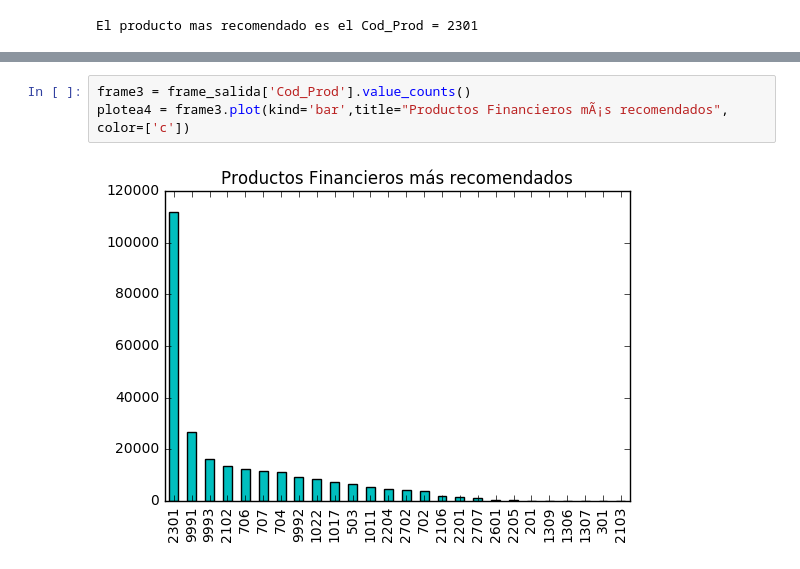
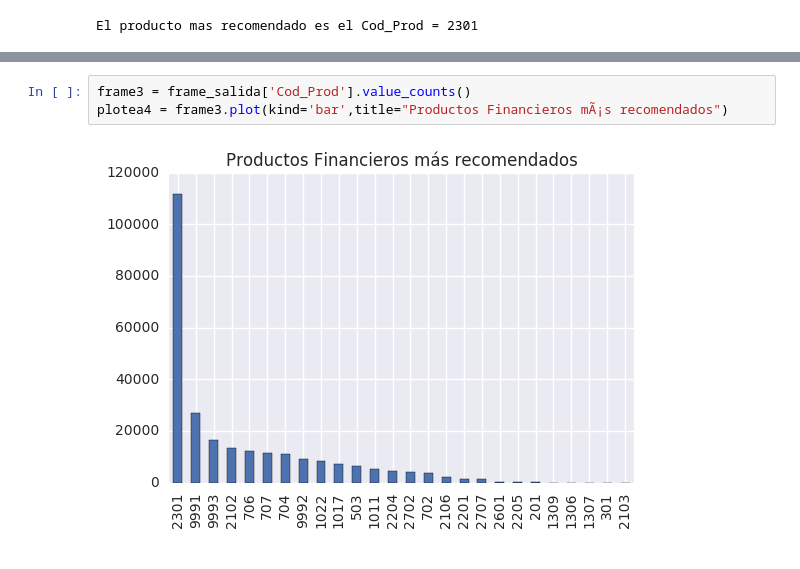
Before and after one commit to raul-pingarron/CAJAMAR-DATATHON-2017, a Jupyter notebook: DATATHON_CAJAMAR_2017.ipynb, the cells around one changed output, grey strips where cells are left out. Drawn from its saved outputs; the diff is of its cells as text.

```diff
--- a/DATATHON_CAJAMAR_2017.ipynb
+++ b/DATATHON_CAJAMAR_2017.ipynb
@@ -230,9 +237,9 @@ La lista con las recomendaciones por producto es la siguiente:
 25      2103                    12
 # %%
 frame3 = frame_salida['Cod_Prod'].value_counts()
-plotea4 = frame3.plot(kind='bar',title="Productos Financieros mÃ¡s recomendados", color=['c'])
+plotea4 = frame3.plot(kind='bar',title="Productos Financieros mÃ¡s recomendados")
 # %% [output]
-[figure, old version]
+[figure, new version]
 # %%
 frame4 = frame3.head(5)
 plotea5 = frame4.plot.pie(figsize=(6, 6), title="Los 5 Productos Financieros mÃ¡s recomendados", legend=True, labels=None, startangle=170, shadow=True)
```
Also changed, not shown: parts of 11 cells of this notebook.
